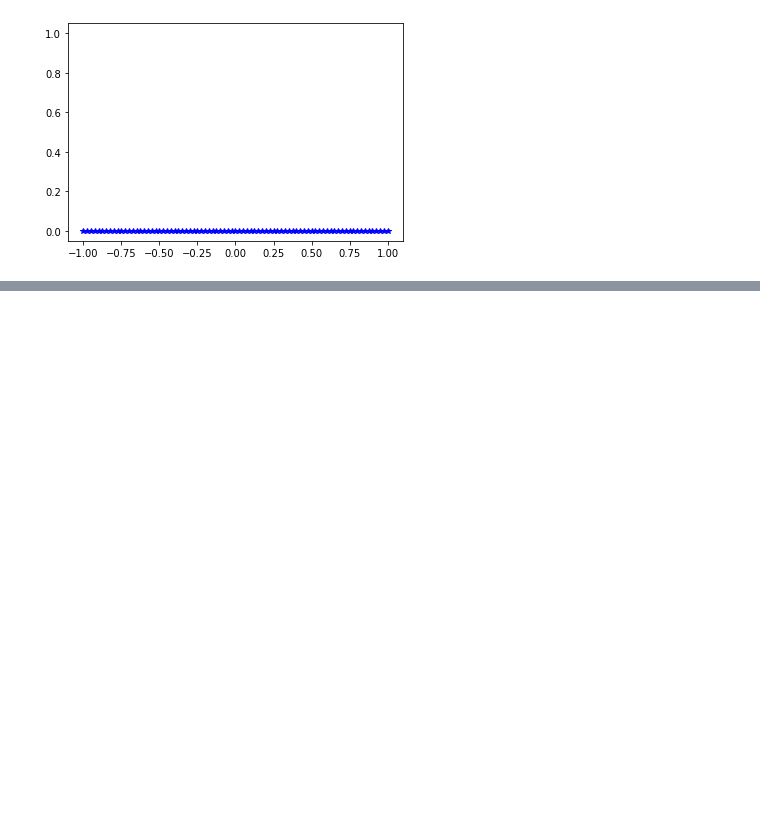
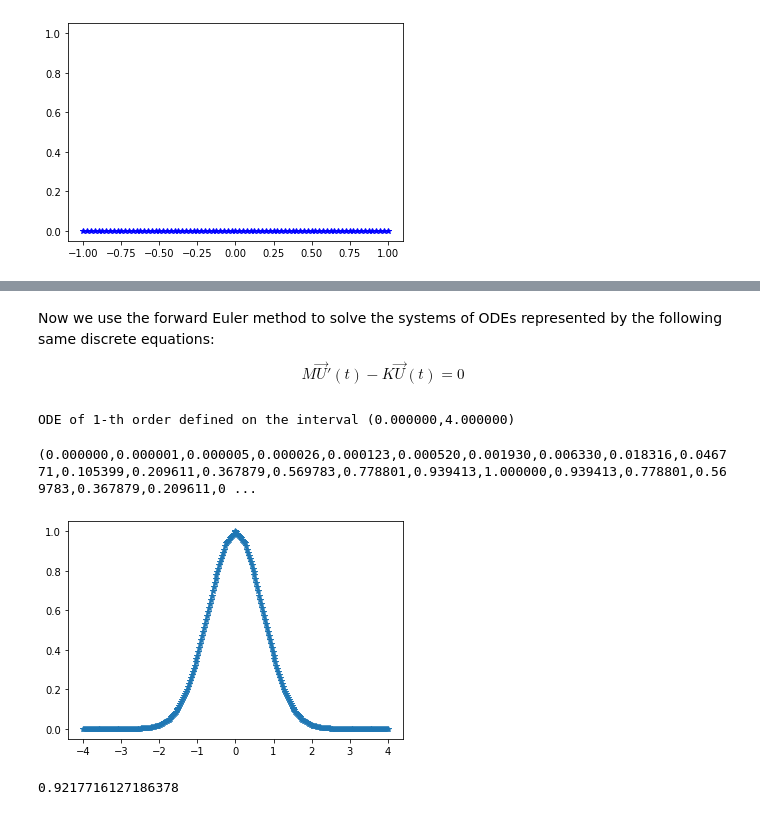
Before and after one commit to UZerbinati/Suite, a Jupyter notebook: Docs/PDE/FiniteDifferenceParabolic.ipynb, the cells around one changed output, grey strips where cells are left out. Cells and saved outputs as stored; diff of their text form; code cells hidden in the pictures; blank space fills up the shorter version.

```diff
--- a/Docs/PDE/FiniteDifferenceParabolic.ipynb
+++ b/Docs/PDE/FiniteDifferenceParabolic.ipynb
@@ -86,0 +121,18 @@ HTML(anim.to_html5_video())
+# %% [markdown]
+Now we use the forward Euler method to solve the systems of ODEs represented by the following same discrete equations:
+$$M\vec{U}'(t)-K\vec{U}(t) = 0$$
+# %%
+DiffEq = LinearODEs(1);
+DiffEq.setDomain(0,4.0)
+DiffEq.setSolver("JACOBI",500);
+DiffEq
+# %% [output]
+ODE of 1-th order defined on the interval (0.000000,4.000000)
+# %%
+DiffEq.setCoeff(0,lambda t : N);
+DiffEq.setCoeff(1,lambda t : (-1)*K);
+DiffEq.setCoeff(2,lambda t : M);
+DiffEq.setIC(u0_vec)
+u0_vec
+# %% [output]
+(0.000000,0.000001,0.000005,0.000026,0.000123,0.000520,0.001930,0.006330,0.018316,0.046771,0.105399,0.209611,0.367879,0.569783,0.778801,0.939413,1.000000,0.939413,0.778801,0.569783,0.367879,0.209611,0 ...
@@ -86,0 +141,11 @@ HTML(anim.to_html5_video())
+# %%
+ut = MeshFunction(mesh,1)
+ut.pushFunction(lambda P: [0])
+ut.vec_import(u[0])
+Draw(ut,mesh,1)
+# %% [output]
+[figure, added]
+# %%
+u[-1].norm(2)
+# %% [output]
+0.9217716127186378
```
Also changed, not shown: parts of 28 cells of this notebook, 35 other files.
